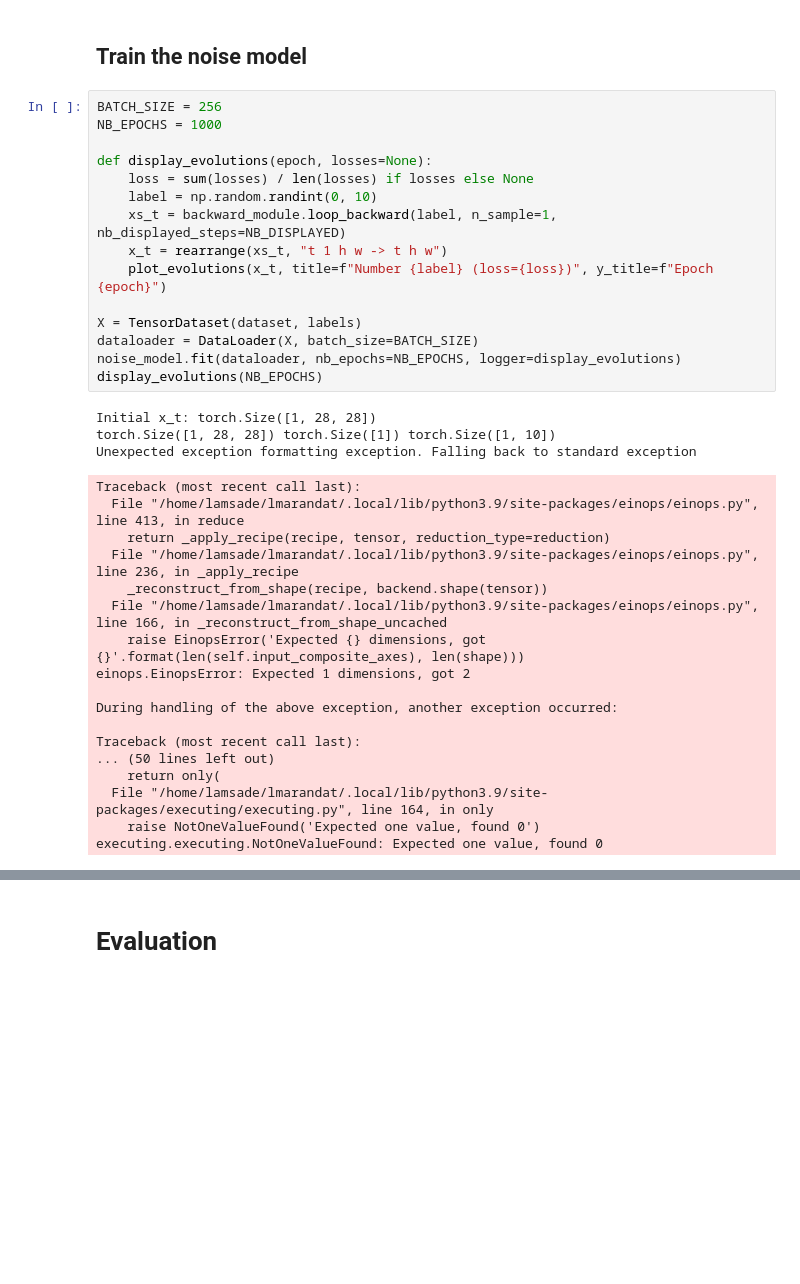
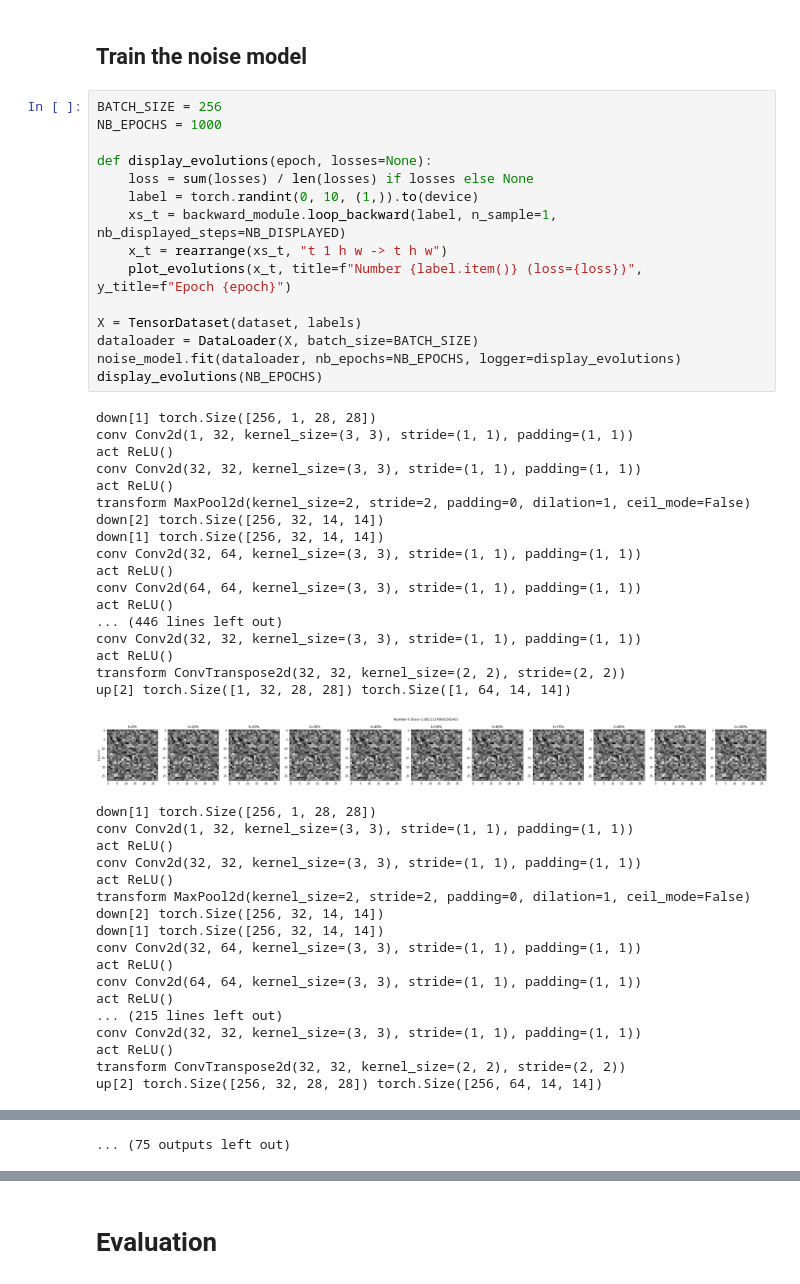
Before and after one commit to lucasmrdt/diffusion-model, a Jupyter notebook: notebooks/model_on_mnist.ipynb, the cells around one changed output, grey strips where cells are left out. Drawn from its saved outputs; the diff is of its cells as text; blank space fills up the shorter version.

```diff
--- a/notebooks/model_on_mnist.ipynb
+++ b/notebooks/model_on_mnist.ipynb
@@ -179,36 +170,51 @@ for x in xs:
 # %%
 BATCH_SIZE = 256
 NB_EPOCHS = 1000
 
 def display_evolutions(epoch, losses=None):
     loss = sum(losses) / len(losses) if losses else None
-    label = np.random.randint(0, 10)
+    label = torch.randint(0, 10, (1,)).to(device)
     xs_t = backward_module.loop_backward(label, n_sample=1, nb_displayed_steps=NB_DISPLAYED)
     x_t = rearrange(xs_t, "t 1 h w -> t h w")
-    plot_evolutions(x_t, title=f"Number {label} (loss={loss})", y_title=f"Epoch {epoch}")
+    plot_evolutions(x_t, title=f"Number {label.item()} (loss={loss})", y_title=f"Epoch {epoch}")
 
 X = TensorDataset(dataset, labels)
 dataloader = DataLoader(X, batch_size=BATCH_SIZE)
 noise_model.fit(dataloader, nb_epochs=NB_EPOCHS, logger=display_evolutions)
 display_evolutions(NB_EPOCHS)
 # %% [output]
-Initial x_t: torch.Size([1, 28, 28])
-torch.Size([1, 28, 28]) torch.Size([1]) torch.Size([1, 10])
-Unexpected exception formatting exception. Falling back to standard exception
+down[1] torch.Size([256, 1, 28, 28])
+conv Conv2d(1, 32, kernel_size=(3, 3), stride=(1, 1), padding=(1, 1))
+act ReLU()
+conv Conv2d(32, 32, kernel_size=(3, 3), stride=(1, 1), padding=(1, 1))
+act ReLU()
+transform MaxPool2d(kernel_size=2, stride=2, padding=0, dilation=1, ceil_mode=False)
+down[2] torch.Size([256, 32, 14, 14])
+down[1] torch.Size([256, 32, 14, 14])
+conv Conv2d(32, 64, kernel_size=(3, 3), stride=(1, 1), padding=(1, 1))
+act ReLU()
+conv Conv2d(64, 64, kernel_size=(3, 3), stride=(1, 1), padding=(1, 1))
+act ReLU()
+... (446 lines left out)
+conv Conv2d(32, 32, kernel_size=(3, 3), stride=(1, 1), padding=(1, 1))
+act ReLU()
+transform ConvTranspose2d(32, 32, kernel_size=(2, 2), stride=(2, 2))
+up[2] torch.Size([1, 32, 28, 28]) torch.Size([1, 64, 14, 14])
+[figure, added]
-Traceback (most recent call last):
-  File "/home/lamsade/lmarandat/.local/lib/python3.9/site-packages/einops/einops.py", line 413, in reduce
-    return _apply_recipe(recipe, tensor, reduction_type=reduction)
-  File "/home/lamsade/lmarandat/.local/lib/python3.9/site-packages/einops/einops.py", line 236, in _apply_recipe
-    _reconstruct_from_shape(recipe, backend.shape(tensor))
-  File "/home/lamsade/lmarandat/.local/lib/python3.9/site-packages/einops/einops.py", line 166, in _reconstruct_from_shape_uncached
-    raise EinopsError('Expected {} dimensions, got {}'.format(len(self.input_composite_axes), len(shape)))
-einops.EinopsError: Expected 1 dimensions, got 2
-
-During handling of the above exception, another exception occurred:
-
-Traceback (most recent call last):
-... (50 lines left out)
-    return only(
-  File "/home/lamsade/lmarandat/.local/lib/python3.9/site-packages/executing/executing.py", line 164, in only
-    raise NotOneValueFound('Expected one value, found 0')
-executing.executing.NotOneValueFound: Expected one value, found 0
+down[1] torch.Size([256, 1, 28, 28])
+conv Conv2d(1, 32, kernel_size=(3, 3), stride=(1, 1), padding=(1, 1))
+act ReLU()
+conv Conv2d(32, 32, kernel_size=(3, 3), stride=(1, 1), padding=(1, 1))
+act ReLU()
+transform MaxPool2d(kernel_size=2, stride=2, padding=0, dilation=1, ceil_mode=False)
+down[2] torch.Size([256, 32, 14, 14])
+down[1] torch.Size([256, 32, 14, 14])
+conv Conv2d(32, 64, kernel_size=(3, 3), stride=(1, 1), padding=(1, 1))
+act ReLU()
+conv Conv2d(64, 64, kernel_size=(3, 3), stride=(1, 1), padding=(1, 1))
+act ReLU()
+... (215 lines left out)
+conv Conv2d(32, 32, kernel_size=(3, 3), stride=(1, 1), padding=(1, 1))
+act ReLU()
+transform ConvTranspose2d(32, 32, kernel_size=(2, 2), stride=(2, 2))
+up[2] torch.Size([256, 32, 28, 28]) torch.Size([256, 64, 14, 14])
@@ -214,0 +374 @@ executing.executing.NotOneValueFound: Expected one value, found 0
+... (75 outputs left out)
```
Also changed, not shown: parts of 11 cells of this notebook, 2 other files.
